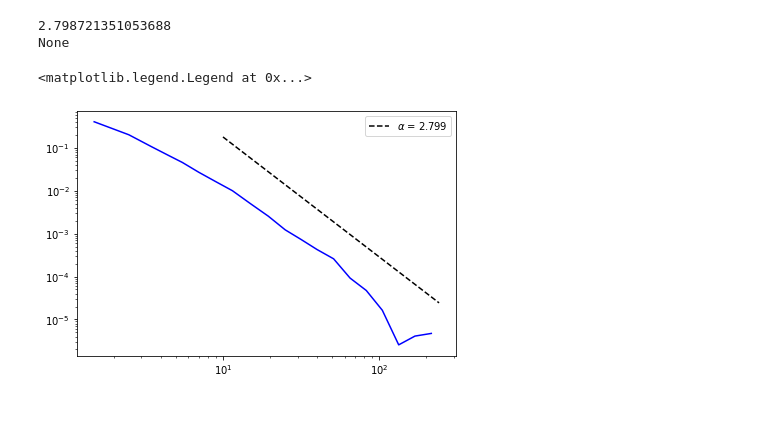
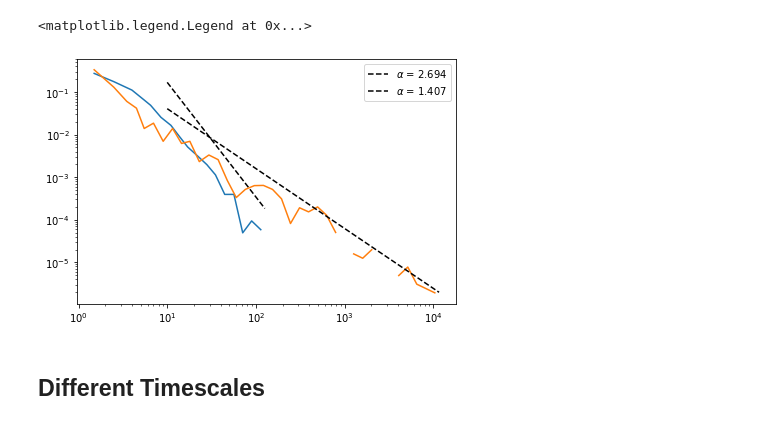
Before and after one commit to vneuhaus/InteractionNetworks, a Jupyter notebook: degreeDistributions.ipynb, the cells around one changed output. Cells and saved outputs as stored; diff of their text form; code cells hidden in the pictures.

```diff
--- a/degreeDistributions.ipynb
+++ b/degreeDistributions.ipynb
@@ -31,0 +105,24 @@ def plotDegreedistr(data, axis):
+# %%
+subreddits = dh.getTop(client.reddit_statistics, 10, 'comments')
+fig, axis = plt.subplots(1)
+fig.set_figheight(4)
+fig.set_figwidth(6)
+fig.tight_layout()
+fig.subplots_adjust(hspace=0.4)
+color = ['#f7fbff','#deebf7','#c6dbef','#9ecae1','#6baed6','#4292c6','#2171b5','#08519c','#08306b']
+start = getUTC(datetime.datetime(2020,1,1))
+end = getUTC(datetime.datetime(2020,1,14))
+alpha = []
+num_usrs = []
+for idx, sr in tqdm(enumerate(subreddits)):
+    if sr != ['distantsocializing'] and sr != ['RedditSessions']:
+        data = dh.getData(db,sr.item(),start=start,end=end,which='comments', save=False)
+        edges = (np.vstack((data[:,3], data[:,4])))
+        G = network.genNewNet(edges=edges)
+        a, n = plotDegreedistr(G,axis,in_degree=True, )
+        alpha.append(a)
+        num_usrs.append(n)
+
+
+axis.loglog()
+axis.legend()
@@ -32,21 +157,27 @@ def plotDegreedistr(data, axis):
 # %%
-subreddits = ['politics', 'counting']
+subreddits = dh.getTop(client.reddit_statistics, 1, 'comments')
+subreddits = ['churning', 'counting']
 fig, axis = plt.subplots(1)
 fig.set_figheight(4)
 fig.set_figwidth(6)
 fig.tight_layout()
 fig.subplots_adjust(hspace=0.4)
-color = ['blue', 'red', 'green']
+da = []
+dn = []
+color = ['#f7fbff','#deebf7','#c6dbef','#9ecae1','#6baed6','#4292c6','#2171b5','#08519c','#08306b']
 start = getUTC(datetime.datetime(2020,1,1))
-end = getUTC(datetime.datetime(2020,1,3))
-subreddit = subreddits[0]
-data = dh.getData(db,subreddit,start=start,end=end,which='comments', save=False)
-alpha = plotDegreedistr(data,axis)
-print(alpha)
+end = getUTC(datetime.datetime(2020,1,14))
+for idx, sr in tqdm(enumerate(subreddits)):
+    if sr != ['distantsocializing'] and sr != ['RedditSessions']:
+        data = dh.getData(db,sr,start=start,end=end,which='comments', save=False)
+        a, n = plotDegreedistr(data,axis)
+        da.append(a)
+        dn.append(n)
+
 axis.loglog()
 axis.legend()
 # %% [output]
-2.798721351053688
-None
+<matplotlib.legend.Legend at 0x...>
-<matplotlib.legend.Legend at 0x...>
-[figure, old version]
+[figure, new version]
+# %% [markdown]
+## Different Timescales
```
Also changed, not shown: parts of 15 cells of this notebook, 4 other files.
